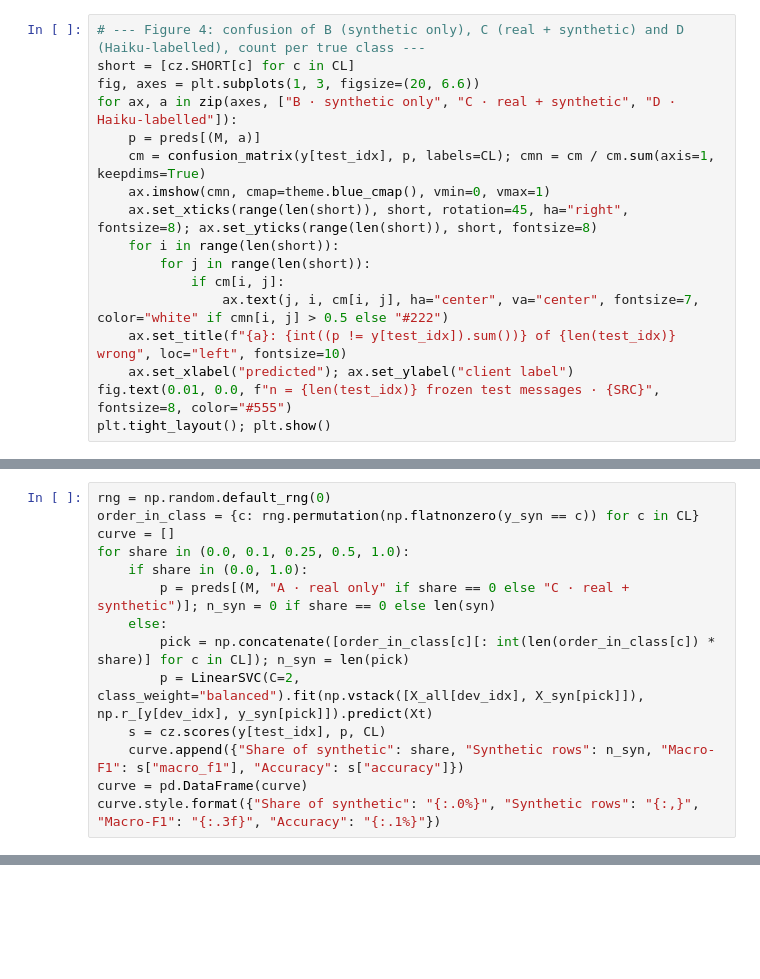
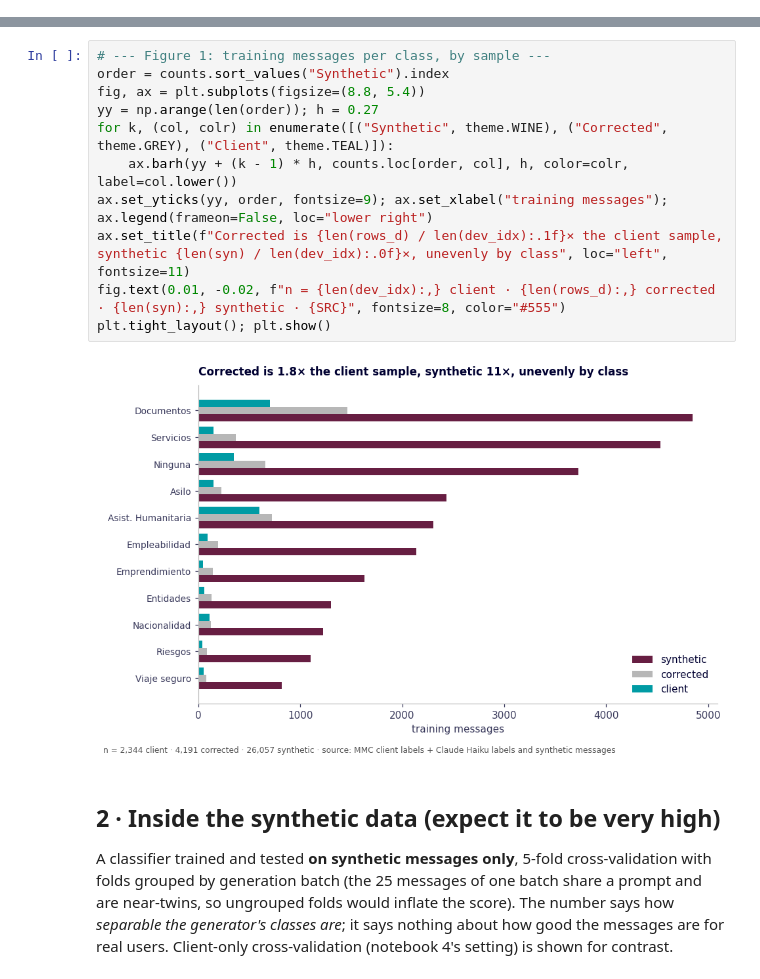
Before and after one commit to DiversaStudio/chatbot_methodology_mmc, a Jupyter notebook: notebooks/05_training_data.ipynb, the cells around one changed output, grey strips where cells are left out. Cells and saved outputs as stored; diff of their text form; blank space fills up the shorter version.

```diff
--- a/notebooks/05_training_data.ipynb
+++ b/notebooks/05_training_data.ipynb
@@ -298,17 +0,0 @@ plt.tight_layout(); plt.show()
-# %%
-# --- Figure 4: confusion of B (synthetic only), C (real + synthetic) and D (Haiku-labelled), count per true class ---
-short = [cz.SHORT[c] for c in CL]
-fig, axes = plt.subplots(1, 3, figsize=(20, 6.6))
-for ax, a in zip(axes, ["B · synthetic only", "C · real + synthetic", "D · Haiku-labelled"]):
-    p = preds[(M, a)]
-    cm = confusion_matrix(y[test_idx], p, labels=CL); cmn = cm / cm.sum(axis=1, keepdims=True)
-    ax.imshow(cmn, cmap=theme.blue_cmap(), vmin=0, vmax=1)
-    ax.set_xticks(range(len(short)), short, rotation=45, ha="right", fontsize=8); ax.set_yticks(range(len(short)), short, fontsize=8)
-    for i in range(len(short)):
-        for j in range(len(short)):
-            if cm[i, j]:
-                ax.text(j, i, cm[i, j], ha="center", va="center", fontsize=7, color="white" if cmn[i, j] > 0.5 else "#222")
-    ax.set_title(f"{a}: {int((p != y[test_idx]).sum())} of {len(test_idx)} wrong", loc="left", fontsize=10)
-    ax.set_xlabel("predicted"); ax.set_ylabel("client label")
-fig.text(0.01, 0.0, f"n = {len(test_idx)} frozen test messages · {SRC}", fontsize=8, color="#555")
-plt.tight_layout(); plt.show()
@@ -344,14 +0,0 @@ chosen from it**. 0% is variant A and 100% is variant C, reused from §3.
-# %%
-rng = np.random.default_rng(0)
-order_in_class = {c: rng.permutation(np.flatnonzero(y_syn == c)) for c in CL}
-curve = []
-for share in (0.0, 0.1, 0.25, 0.5, 1.0):
-    if share in (0.0, 1.0):
-        p = preds[(M, "A · real only" if share == 0 else "C · real + synthetic")]; n_syn = 0 if share == 0 else len(syn)
-    else:
-        pick = np.concatenate([order_in_class[c][: int(len(order_in_class[c]) * share)] for c in CL]); n_syn = len(pick)
-        p = LinearSVC(C=2, class_weight="balanced").fit(np.vstack([X_all[dev_idx], X_syn[pick]]), np.r_[y[dev_idx], y_syn[pick]]).predict(Xt)
-    s = cz.scores(y[test_idx], p, CL)
-    curve.append({"Share of synthetic": share, "Synthetic rows": n_syn, "Macro-F1": s["macro_f1"], "Accuracy": s["accuracy"]})
-curve = pd.DataFrame(curve)
-curve.style.format({"Share of synthetic": "{:.0%}", "Synthetic rows": "{:,}", "Macro-F1": "{:.3f}", "Accuracy": "{:.1%}"})
@@ -446,0 +141,20 @@ Fit time: A 1.9s · D 4.3s · C 22s.
+# %%
+# --- Figure 1: training messages per class, by sample ---
+order = counts.sort_values("Synthetic").index
+fig, ax = plt.subplots(figsize=(8.8, 5.4))
+yy = np.arange(len(order)); h = 0.27
+for k, (col, colr) in enumerate([("Synthetic", theme.WINE), ("Corrected", theme.GREY), ("Client", theme.TEAL)]):
+    ax.barh(yy + (k - 1) * h, counts.loc[order, col], h, color=colr, label=col.lower())
+ax.set_yticks(yy, order, fontsize=9); ax.set_xlabel("training messages"); ax.legend(frameon=False, loc="lower right")
+ax.set_title(f"Corrected is {len(rows_d) / len(dev_idx):.1f}× the client sample, synthetic {len(syn) / len(dev_idx):.0f}×, unevenly by class", loc="left", fontsize=11)
+fig.text(0.01, -0.02, f"n = {len(dev_idx):,} client · {len(rows_d):,} corrected · {len(syn):,} synthetic · {SRC}", fontsize=8, color="#555")
+plt.tight_layout(); plt.show()
+# %% [output]
+[figure, added]
+# %% [markdown]
+## 2 · Inside the synthetic data (expect it to be very high)
+
+A classifier trained and tested **on synthetic messages only**, 5-fold cross-validation with folds grouped by
+generation batch (the 25 messages of one batch share a prompt and are near-twins, so ungrouped folds would
+inflate the score). The number says how *separable the generator's classes are*; it says nothing about how
+good the messages are for real users. Client-only cross-validation (notebook 4's setting) is shown for contrast.
```
Also changed, not shown: parts of 39 cells of this notebook, 2 other files.
